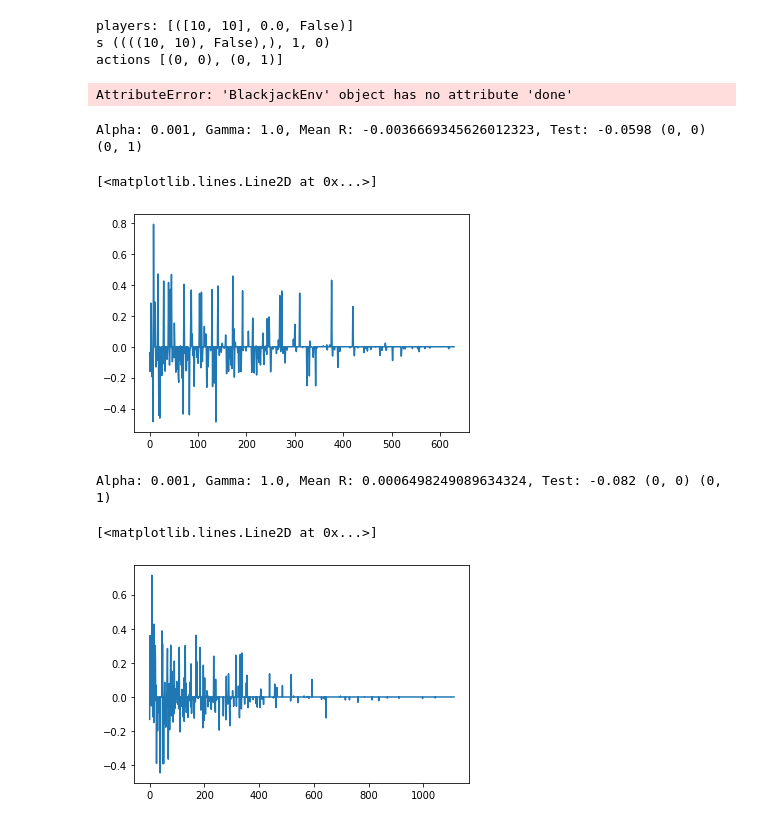
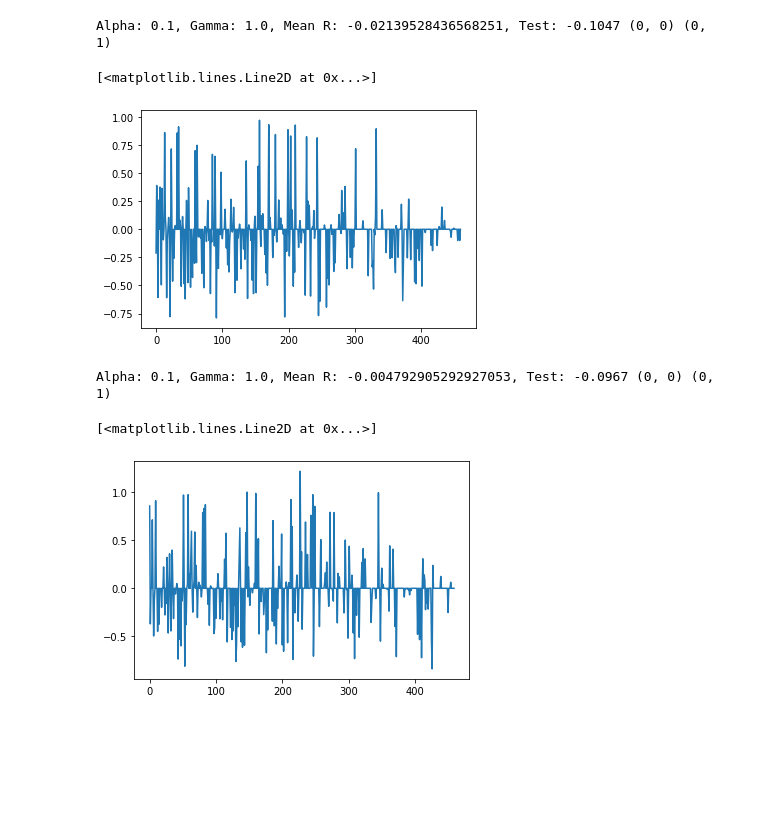
Before and after one commit to data-sachez-2511/rl_hw1, a Jupyter notebook: Untitled.ipynb, the cells around one changed output. Cells and saved outputs as stored; diff of their text form; code cells hidden in the pictures; blank space fills up the shorter version.

```diff
--- a/Untitled.ipynb
+++ b/Untitled.ipynb
@@ -83,7 +83,10 @@ class BlackjackEnv(gym.Env):
 
     @property
     def s(self):
-        s = [(tuple(hand[0]), hand[2]) for hand in self.player]
+        if self.with_split:
+            s = [(tuple(hand[0]), hand[2]) for hand in self.player]
+        else:
+            s = [(sum_hand(hand[0]), hand[2]) for hand in self.player]
         if self.with_count:
             s = (tuple(s), self.dealer[0], self.score)
         else:
@@ -107,6 +110,9 @@ class BlackjackEnv(gym.Env):
     def step(self, action, hand_idx):
         assert self.action_space.contains(action)
         assert hand_idx < len(self.player)
+        if len(self.deck) <= 0:
+            print('self.player:', self.player)
+            return self.s, 0., True
         if action in [0, 2]: #stand
             if action == 2:
                 self.player[hand_idx][0].append(draw_card(self.sampler, self.deck))
@@ -152,7 +158,10 @@ class BlackjackEnv(gym.Env):
 
     def update_s_(self):
         self.player = sorted(self.player)
-        s = [(tuple(hand[0]), hand[2]) for hand in self.player]
+        if self.with_split:
+            s = [(tuple(hand[0]), hand[2]) for hand in self.player]
+        else:
+            s = [(sum_hand(hand[0]), hand[2]) for hand in self.player]
         if self.with_count:
             s = (tuple(s), self.dealer[0], self.score)
         else:
@@ -184,13 +193,13 @@ class BlackjackEnv(gym.Env):
     def done(self):
         return sum([hand[2] for hand in self.player]) == len(self.player)
 # %%
-def get_probs(Qs, e, nA):
-    policy_s = np.ones(nA) * e / nA
+def get_probs(Qs, e):
+    policy_s = np.ones(len(Qs)) * e / len(Qs)
     best_a = np.argmax(Qs)
-    policy_s[best_a] = 1 - e + (e / nA)
+    policy_s[best_a] = 1 - e + (e / len(Qs))
     return policy_s
 
-def best_policy(Q, nA):
+def best_policy(Q):
     return [np.argmax(Q[s]) if len(Q[s]) > 0 else 0 for s in range(len(Q))]
 
 def update_Q(env, episode, Q, alpha, gamma):
@@ -212,7 +221,7 @@ def run_episode(env, Q, e):
         actions = env.avilable_actions(state)
         if len(Q[state]) == 0:
             Q[state] = [0. for _ in range(len(actions))]
-        probs = get_probs(Q[state], e, len(Q[state]))
+        probs = get_probs(Q[state], e)
         action = np.random.choice(len(Q[state]), p=probs)
         player_idx, action = actions[action]
         next_state, reward, done, info = env.step(action, player_idx)
@@ -234,7 +243,7 @@ def MC_control(env, num_episodes=10000, alpha=0.001, gamma=1.0):
         e = eps[eps_idx]
         episode = run_episode(env, Q, e)
         Q = update_Q(env, episode, Q, alpha, gamma)
-        policy = best_policy(Q, env.nA)
+        policy = best_policy(Q)
     return policy, Q
 
 def test(env, policy, num_iterations=10000):
@@ -250,7 +259,7 @@ def test(env, policy, num_iterations=10000):
                 action = policy[state]
                 player_idx, action = actions[action]
             next_state, reward, done, info = env.step(action, player_idx)
-            if self.done():
+            if env.done():
                 reward = sum([player[1] for player in env.player])
                 break
             state = env.s
@@ -260,35 +269,31 @@ def test(env, policy, num_iterations=10000):
 env = BlackjackEnv(with_double=False, with_count=False, with_split=False, min_deck_size=17)
 policy_list = []
 Q_list = []
-alpha_list = [0.001]
+alpha_list = [0.1]
 gamma_list = [1.0]
 for alpha in alpha_list:
     for gamma in gamma_list:
-        policy, Q = MC_control(env, alpha=alpha, gamma=gamma, num_episodes=100000)
+        policy, Q = MC_control(env, alpha=alpha, gamma=gamma, num_episodes=10000)
         policy_list.append((policy, alpha, gamma))
         Q_list.append((Q, alpha, gamma))
-# %% [output]
-players: [([10, 10], 0.0, False)]
-s ((((10, 10), False),), 1, 0)
-actions [(0, 0), (0, 1)]
-AttributeError: 'BlackjackEnv' object has no attribute 'done'
 # %%
 %matplotlib inline
 
 V_list = []
 for i in range(len(Q_list)):
     V = np.array([np.max(Qs) if len(Qs) > 0 else 0 for Qs in Q_list[i][0]])
     V_list.append((V, Q_list[i][1], Q_list[i][2]))
 V_idx = max(range(len(V_list)), key=lambda i: np.mean(V_list[i][0]))
 V = V_list[V_idx]
-policy = policy_list[V_idx]
+Q = Q_list[V_idx]
+policy = best_policy(Q[0])
 
-print('Alpha: {}, Gamma: {}, Mean R: {}, Test: {}'.format(V[1], V[2], np.mean(V[0][:env.nS]), np.mean(test(env, policy[0]))), (0, 0), (0, 1))
+print('Alpha: {}, Gamma: {}, Mean R: {}, Test: {}'.format(V[1], V[2], np.mean(V[0][:env.nS]), np.mean(test(env, policy))), (0, 0), (0, 1))
 plt.plot(range(env.nS), V[0][:env.nS])
 # %% [output]
-Alpha: 0.001, Gamma: 1.0, Mean R: -0.0036669345626012323, Test: -0.0598 (0, 0) (0, 1)
+Alpha: 0.1, Gamma: 1.0, Mean R: -0.02139528436568251, Test: -0.1047 (0, 0) (0, 1)
 [<matplotlib.lines.Line2D at 0x...>]
-[figure, old version]
+[figure, new version]
 # %%
 env = BlackjackEnv(with_double=True, with_count=False, with_split=False, min_deck_size=17)
 policy_list = []
@@ -309,14 +314,15 @@ for i in range(len(Q_list)):
     V_list.append((V, Q_list[i][1], Q_list[i][2]))
 V_idx = max(range(len(V_list)), key=lambda i: np.mean(V_list[i][0]))
 V = V_list[V_idx]
-policy = policy_list[V_idx]
+Q = Q_list[V_idx]
+policy = best_policy(Q[0])
 
-print('Alpha: {}, Gamma: {}, Mean R: {}, Test: {}'.format(V[1], V[2], np.mean(V[0][:env.nS]), np.mean(test(env, policy[0]))), (0, 0), (0, 1))
+print('Alpha: {}, Gamma: {}, Mean R: {}, Test: {}'.format(V[1], V[2], np.mean(V[0][:env.nS]), np.mean(test(env, policy))), (0, 0), (0, 1))
 plt.plot(range(env.nS), V[0][:env.nS])
 # %% [output]
-Alpha: 0.001, Gamma: 1.0, Mean R: 0.0006498249089634324, Test: -0.082 (0, 0) (0, 1)
+Alpha: 0.1, Gamma: 1.0, Mean R: -0.004792905292927053, Test: -0.0967 (0, 0) (0, 1)
 [<matplotlib.lines.Line2D at 0x...>]
-[figure, old version]
+[figure, new version]
 # %%
 env = BlackjackEnv(with_double=True, with_count=True, with_split=False, min_deck_size=17)
 policy_list = []
```
Also changed, not shown: parts of 5 cells of this notebook.
